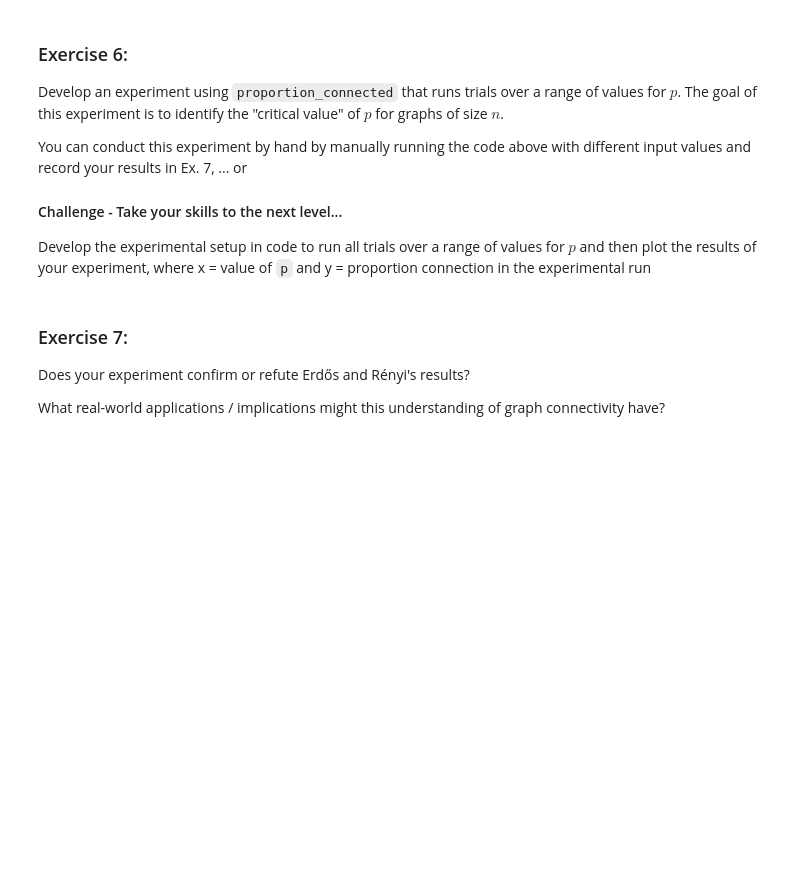
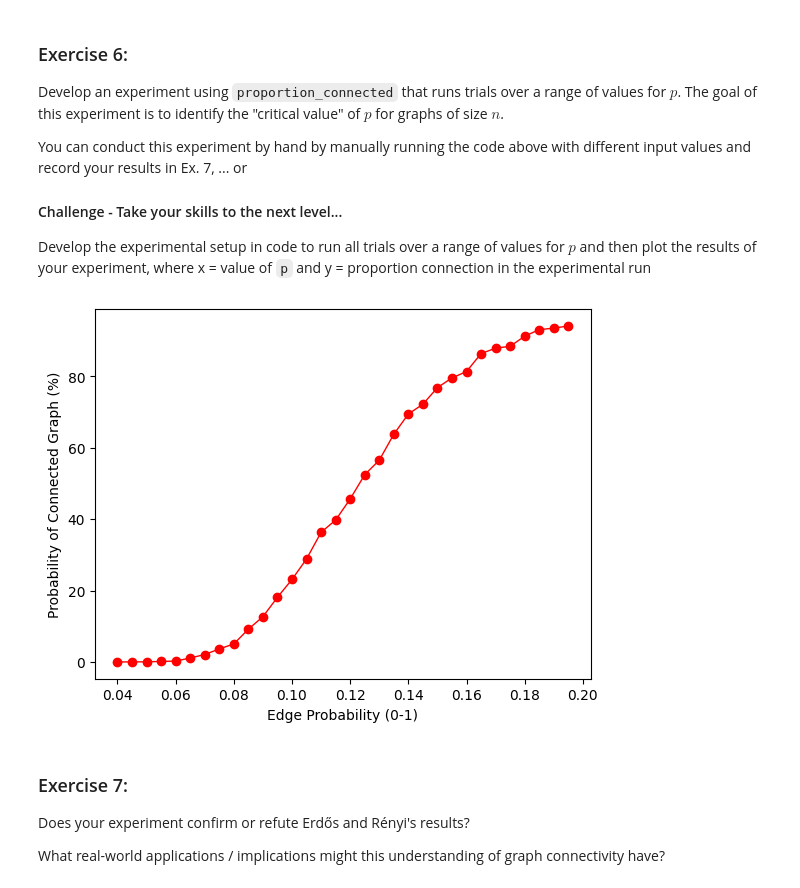
Before and after one commit to zhdavidlu/cap-comp215, a Jupyter notebook: labs/lab04-graphs.ipynb, the cells around one changed output. Saved outputs shown, nothing was run; the diff lists cells and outputs as text; code cells hidden in the pictures; blank space fills up the shorter version.

```diff
--- a/labs/lab04-graphs.ipynb
+++ b/labs/lab04-graphs.ipynb
@@ -260,3 +267,41 @@ Develop the experimental setup in code to run all trials over a range of values
+# %%
+# Ex. 6 (challenge) your code here...
+
+num_nodes = 30
+num_trials = 3000
+
+connectivity_probability = []
+
+edge_probabilities = [i/200 for i in range(8, 40)]
+
+# for i in range(1, 20):
+
+#     if i <= 10:
+
+#         difference = abs(edge_probabilities[i-1] - math.log(num_nodes) / num_nodes)
+#         edge_probabilities[i] = edge_probabilities[i-1] + 0.5 * difference
+
+#     elif i >= 10:
+
+#         difference = abs(edge_probabilities[1-i] - math.log(num_nodes) / num_nodes)
+#         edge_probabilities[i] = edge_probabilities[i-1] + 0.5 * difference
+
+for probability in edge_probabilities:
+
+    fraction = proportion_connected(num_nodes, probability, num_trials)
+    connectivity_probability.append(fraction * 100)
+
+# for index, element in enumerate(edge_probabilities):
+
+#     print(f'{index:2d}: {element:.5f}, {connectivity_probability[index]:.1f}')
+
+plt.plot(edge_probabilities, connectivity_probability, 'o-r', linewidth = 1)
+# plt.axis((x_min, x_max, y_min, y_max))
+plt.xlabel('Edge Probability (0-1)')
+plt.ylabel('Probability of Connected Graph (%)')
+plt.show()
+# %% [output]
+[figure, added]
 # %% [markdown]
 ### Exercise 7:
 Does your experiment confirm or refute Erdős and Rényi's results?
```
Also changed, not shown: parts of 6 cells of this notebook.
